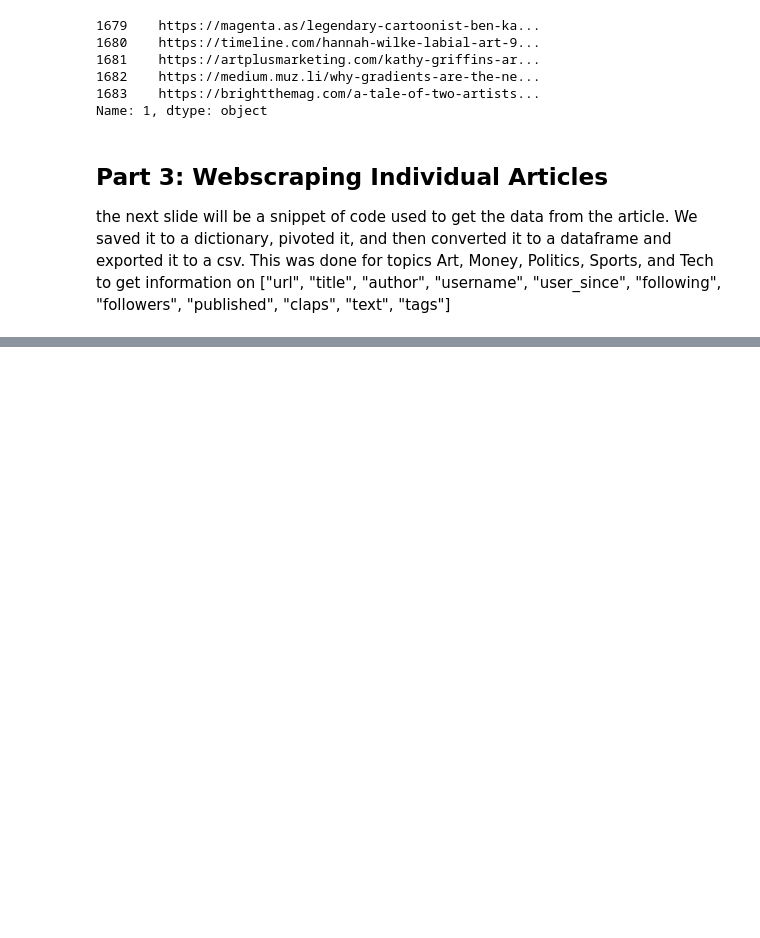
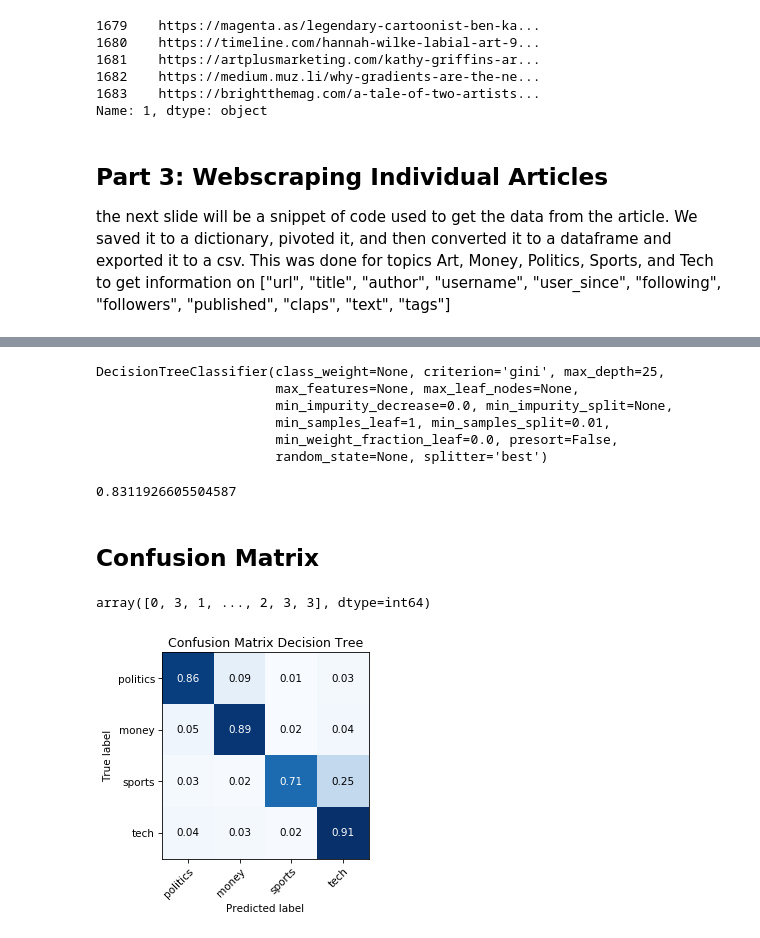
Before and after one commit to Jesse-mk/Medium_Analytics, a Jupyter notebook: Final Presentation Notebook.ipynb, the cells around one changed output, grey strips where cells are left out. Cells and saved outputs as stored; diff of their text form; code cells hidden in the pictures; blank space fills up the shorter version.

```diff
--- a/Final Presentation Notebook.ipynb
+++ b/Final Presentation Notebook.ipynb
@@ -363,0 +708,3 @@ for i in h:
+# %%
+#optimized decision tree
+dt = DecisionTreeClassifier(max_depth = md, min_samples_split = mss)
@@ -363,0 +720,55 @@ for i in h:
+# %%
+#fit model on FULL train data
+dt.fit(train_final, train["label"])
+# %% [output]
+DecisionTreeClassifier(class_weight=None, criterion='gini', max_depth=25,
+                       max_features=None, max_leaf_nodes=None,
+                       min_impurity_decrease=0.0, min_impurity_split=None,
+                       min_samples_leaf=1, min_samples_split=0.01,
+                       min_weight_fraction_leaf=0.0, presort=False,
+                       random_state=None, splitter='best')
+# %%
+#score it on the test data
+final_score = dt.score(test_final, test["label"])
+
+#the final score
+final_score
+# %% [output]
+0.8311926605504587
+# %% [markdown]
+<h2>Confusion Matrix</h2>
+# %%
+#get predictions from the decision tree
+predictions = dt.predict(test_final)
+predictions
+# %% [output]
+array([0, 3, 1, ..., 2, 3, 3], dtype=int64)
+# %%
+#creating a function to normalize the confusion marix:
+#used sklearn docs for the labels and axis!
+
+def normed_cm(real, predictions):
+    """Majority of code from:
+    https://scikit-learn.org/stable/auto_examples/model_selection/plot_confusion_matrix.html
+    to make a confusion matrix, given real labels and predicted labels"""
+
+    #get the confusion matrix:
+    cm = confusion_matrix(real, predictions)
+
+    #normalized
+    normed = []
+    for row in np.arange(4):
+         normed.append(cm[row]/sum(cm[row]))
+    cm = np.array(normed)
+
+    #axis and labels:
+    fig, ax = plt.subplots()
+    classes = ["politics", "money", "sports", "tech"]
+    im = ax.imshow(cm, interpolation='nearest', cmap=plt.cm.Blues)
+    ax.set(xticks=np.arange(cm.shape[1]),
+               yticks=np.arange(cm.shape[0]),
+               # ... and label them with the respective list entries
+               xticklabels=classes, yticklabels=classes,
+               title="Comparing Class Classification",
+               ylabel='True label',
+               xlabel='Predicted label');
@@ -363,0 +789,5 @@ for i in h:
+# %%
+normed_cm(test["label"],predictions);
+plt.title("Confusion Matrix Decision Tree");
+# %% [output]
+[figure, added]
```
Also changed, not shown: parts of 54 cells of this notebook, 2 other files.
